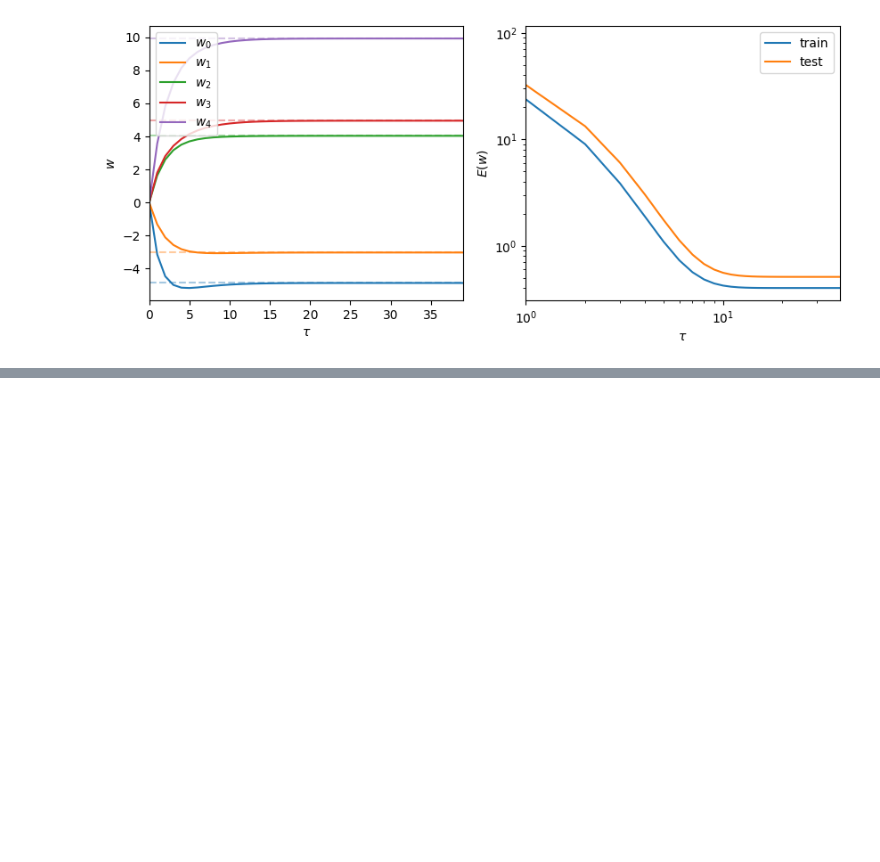
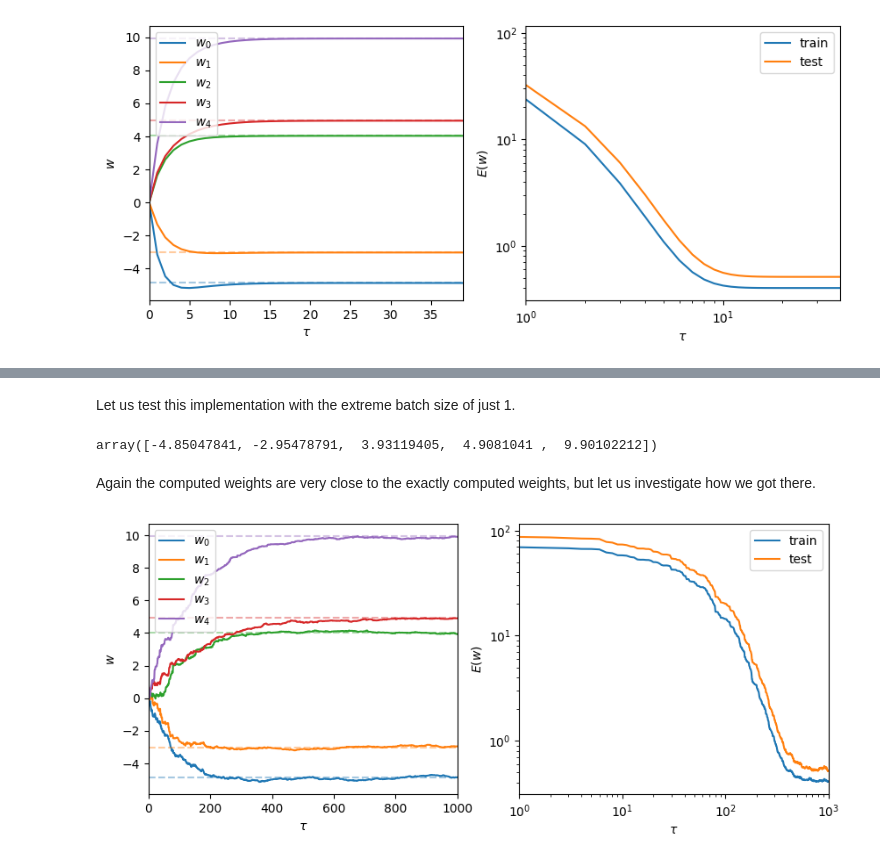
Before and after one commit to ByteToBits/CompScience, a Jupyter notebook: Computer Science/Machine Learning/Module 2 Linear Models for Regression/Linear_Regression.ipynb, the cells around one changed output, grey strips where cells are left out. Drawn from its saved outputs; the diff is of its cells as text; code cells hidden in the pictures; blank space fills up the shorter version.

```diff
--- a/Computer Science/Machine Learning/Module 2 Linear Models for Regression/Linear_Regression.ipynb
+++ b/Computer Science/Machine Learning/Module 2 Linear Models for Regression/Linear_Regression.ipynb
@@ -570,0 +595,47 @@ plt.show()
+# %%
+class SGDLinearRegressor:
+
+    def __init__(self, batch_size=1, eta=0.01, tau_max=1000, epsilon=0.00001, random_state=None):
+        self.eta = eta
+        self.tau_max = tau_max
+        self.epsilon = epsilon
+        self.random_state = random_state
+        self.batch_size = batch_size
+
+    def fit(self, x, y):
+        RNG = np.random.default_rng(self.random_state)
+        n, p = x.shape
+        self.w_ = np.zeros(shape=(self.tau_max+1, p))
+        for tau in range(1, self.tau_max+1):
+
+            # randomly sample a mini-batch of indices
+            idx = RNG.choice(n, size=self.batch_size, replace=False)
+            x_batch = x[idx]
+            y_batch = y[idx]
+
+            grad = (1/self.batch_size) * x_batch.T.dot(x_batch.dot(self.w_[tau-1]) - y_batch)
+            self.w_[tau] = self.w_[tau-1] - self.eta*grad
+            if np.linalg.norm(self.w_[tau]-self.w_[tau-1]) < self.epsilon:
+                break
+        self.coef_ = self.w_[tau]
+        self.w_ = self.w_[:tau+1]
+        return self
+
+    def predict(self, x):
+        return x.dot(self.coef_)
+# %% [markdown]
+Let us test this implementation with the extreme batch size of just 1.
+# %%
+sgd = SGDLinearRegressor(batch_size=1).fit(x_train, y_train)
+sgd.coef_
+# %% [output]
+array([-4.85047841, -2.95478791,  3.93119405,  4.9081041 ,  9.90102212])
+# %% [markdown]
+Again the computed weights are very close to the exactly computed weights, but let us investigate how we got there.
+# %%
+_, axs = plt.subplots(1, 2, figsize=(10, 4))
+plot_weight_sequences(sgd.w_, direct.coef_, axs[0])
+plot_errors(sgd.w_, x_train, y_train, x_test, y_test, axs[1])
+plt.show()
+# %% [output]
+[figure, added]
```
Also changed, not shown: parts of 5 cells of this notebook.
